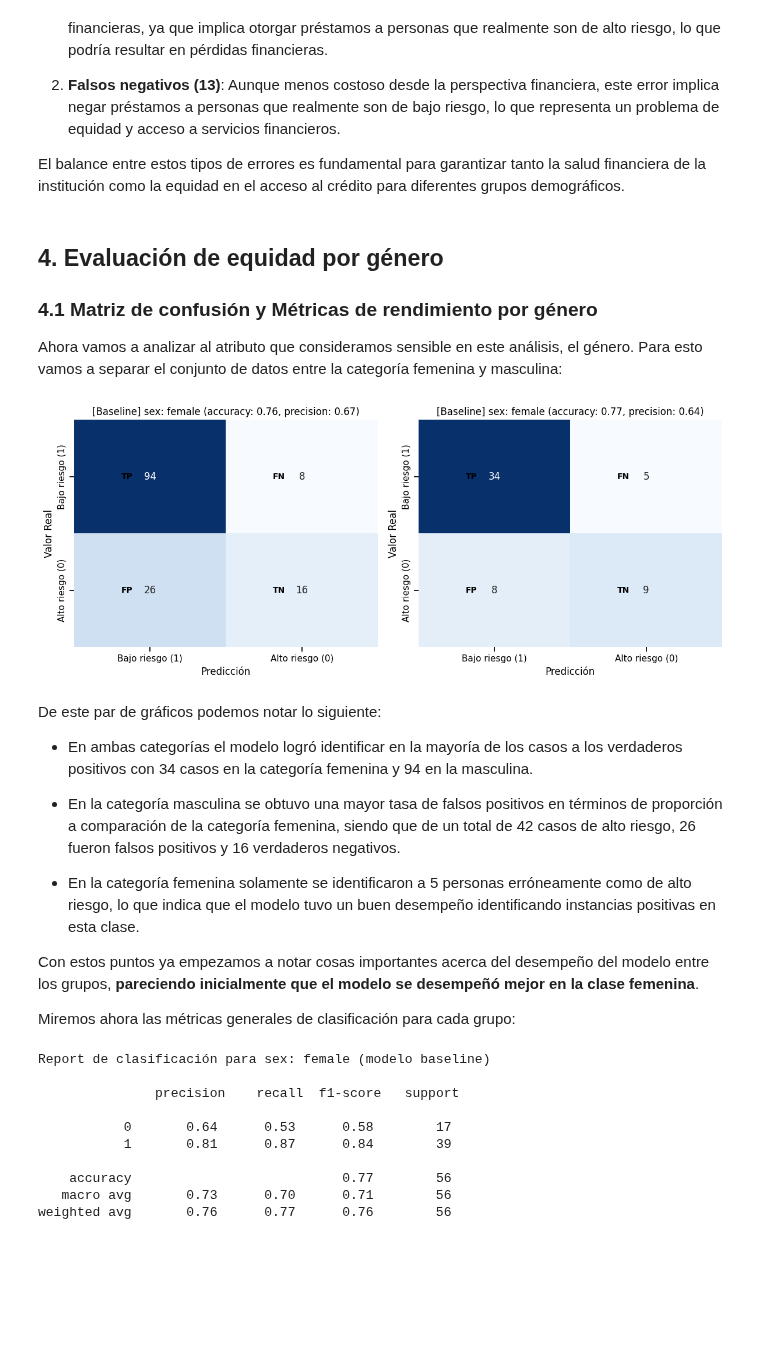
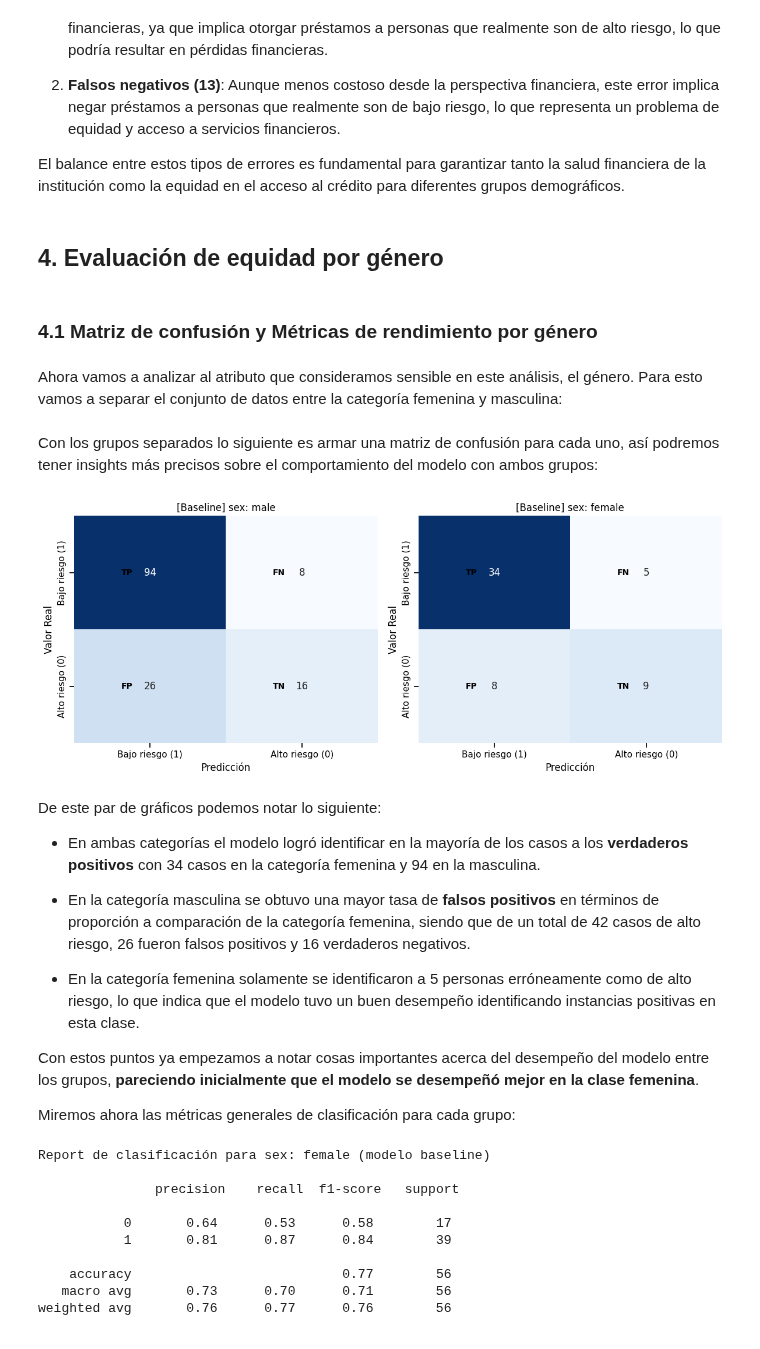
Before and after one commit to Gerardo1909/tpfinal_equidad, a Jupyter notebook: tp_final_fairness_ML/notebooks/main.ipynb, the cells around one changed output. Drawn from its saved outputs; the diff is of its cells as text; code cells hidden in the pictures; blank space fills up the shorter version.

Commit message:
Retoques en notebook main y descripciones entre secciones. Primera iteracion.

```diff
--- a/tp_final_fairness_ML/notebooks/main.ipynb
+++ b/tp_final_fairness_ML/notebooks/main.ipynb
@@ -440,6 +445,7 @@ Confirmamos que:
 # %%
-# Resumen estadístico de los atributos numéricos
-X.describe().round(2).T
+X_with_target = pd.concat([X, y["class"]], axis=1)
+
+X_with_target.describe().round(2).T
 # %% [output]
 |  | count | mean | std | min | 25% | 50% | 75% | max |
 | duration | 1000.0 | 20.90 | 12.06 | 4.0 | 12.0 | 18.0 | 24.00 | 72.0 |
@@ -490,11 +491,11 @@ Exploramos cómo las variables numéricas se relacionan con la clasificación de
 # %%
-# Visualizaciones con box plots
-fig, ax = plt.subplots(3, 2, figsize=(16, 10))
+fig, ax = plt.subplots(4, 2, figsize=(16, 10))
 ax = ax.ravel()
 
+# se remueve la columna 'class' de los atributos numéricos ya que su análisis no es relevante aquí
+numeric_attr.remove("class")
+
 for i, col in enumerate(numeric_attr):
-    if col in ["number_credits", "people_liable"]:
-        continue
     current_ax = ax[i]
     sns.boxplot(y=y["target"], x=X[col], ax=current_ax, hue=y["target"])
     current_ax.set_title(col)
@@ -674,10 +678,3 @@ Esta disparidad es significativa y plantea interrogantes importantes sobre equid
    - Las variables relacionadas con ingresos, empleo y propiedad podrían estar actuando como proxies que amplifican disparidades de género.
 # %% [markdown]
 ## 3. Modelo _Baseline_
-# %%
-# Conversión de columnas tipo objeto a categóricas para mejor manejo
-categorical_attr = X.select_dtypes(include=["object"]).columns
-for col in categorical_attr:
-    X[col] = X[col].astype("category")
-
-X.info()
@@ -1000,6 +978,7 @@ Para interpretar correctamente la matriz, consideremos:
 El balance entre estos tipos de errores es fundamental para garantizar tanto la salud financiera de la institución como la equidad en el acceso al crédito para diferentes grupos demográficos.
 # %% [markdown]
 ## 4. Evaluación de equidad por género
-### 4.1 Matriz de confusión y Métricas de rendimiento por género
-
-Ahora vamos a analizar al atributo que consideramos sensible en este análisis, el género. Para esto vamos a separar el conjunto de datos entre la categoría femenina y masculina:
+# %% [markdown]
+### 4.1 Matriz de confusión y Métricas de rendimiento por género
+# %% [markdown]
+Ahora vamos a analizar al atributo que consideramos sensible en este análisis, el género. Para esto vamos a separar el conjunto de datos entre la categoría femenina y masculina:
@@ -1006,45 +995,30 @@ Ahora vamos a analizar al atributo que consideramos sensible en este análisis,
+# %% [markdown]
+Con los grupos separados lo siguiente es armar una matriz de confusión para cada uno, así podremos tener insights más precisos sobre el comportamiento del modelo con ambos grupos:
 # %%
-def accuracy_precision(cm):
-    tn, fp, fn, tp = cm.ravel()
-    accuracy = (tp + tn) / (tp + tn + fp + fn)
-    precision = tp / (tp + fp) if (tp + fp) > 0 else 0
-    return accuracy, precision
-
-df_eval = pd.DataFrame(
-    {
-        "y_test": y_test,
-        "y_pred_test": y_pred_test,
-        "sex": df.loc[idx_test, "sex"]
-    }
-)
-df_male_eval = df_eval[df_eval["sex"] == "male"]
-df_female_eval = df_eval[df_eval["sex"]  == "female"]
-
 cm_male = confusion_matrix(
     df_male_eval["y_test"], df_male_eval["y_pred_test"], labels=[1, 0]
 )
 cm_female = confusion_matrix(
     df_female_eval["y_test"], df_female_eval["y_pred_test"], labels=[1, 0]
 )
-acc_male, prec_male = accuracy_precision(cm_male)
-acc_female, prec_female = accuracy_precision(cm_female)
-titulo_male = f"[Baseline] sex: female (accuracy: {acc_male:.2f}, precision: {prec_male:.2f})"
-titulo_female = f"[Baseline] sex: female (accuracy: {acc_female:.2f}, precision: {prec_female:.2f})"
+
+titulo_male = f"[Baseline] sex: male"
+titulo_female = f"[Baseline] sex: female"
 
 matrices_sex_eval = {
     titulo_male: cm_male,
     titulo_female: cm_female
 }
 
 graficar_matrices_de_confusion(matrices_sex_eval, n_rows=1, n_cols=2, size=(12, 5))
 # %% [output]
-[figure, old version]
+[figure, new version]
 # %% [markdown]
 De este par de gráficos podemos notar lo siguiente:
 
-* En ambas categorías el modelo logró identificar en la mayoría de los casos a los verdaderos positivos con 34 casos en la categoría femenina y 94 en la masculina.
+* En ambas categorías el modelo logró identificar en la mayoría de los casos a los **verdaderos positivos** con 34 casos en la categoría femenina y 94 en la masculina.
 
-* En la categoría masculina se obtuvo una mayor tasa de falsos positivos en términos de proporción a comparación de la categoría femenina, siendo que de un total de 42 casos de alto riesgo, 26 fueron falsos positivos y 16 verdaderos negativos.
+* En la categoría masculina se obtuvo una mayor tasa de **falsos positivos** en términos de proporción a comparación de la categoría femenina, siendo que de un total de 42 casos de alto riesgo, 26 fueron falsos positivos y 16 verdaderos negativos.
 
 * En la categoría femenina solamente se identificaron a 5 personas erróneamente como de alto riesgo, lo que indica que el modelo tuvo un buen desempeño identificando instancias positivas en esta clase.
 
```
Also changed, not shown: parts of 97 cells of this notebook, 2 other files.
